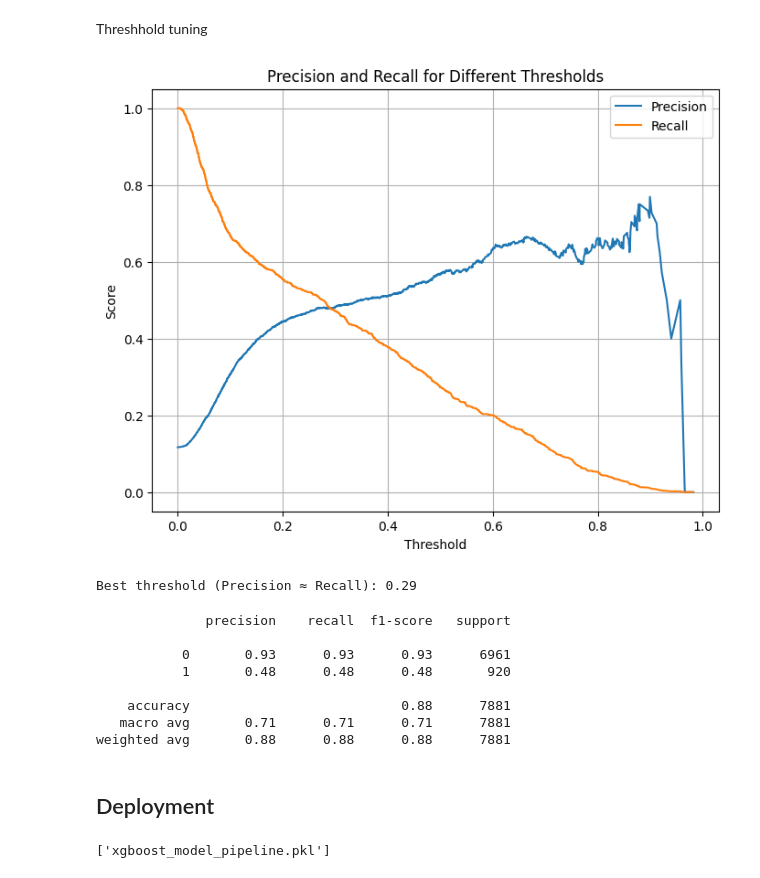
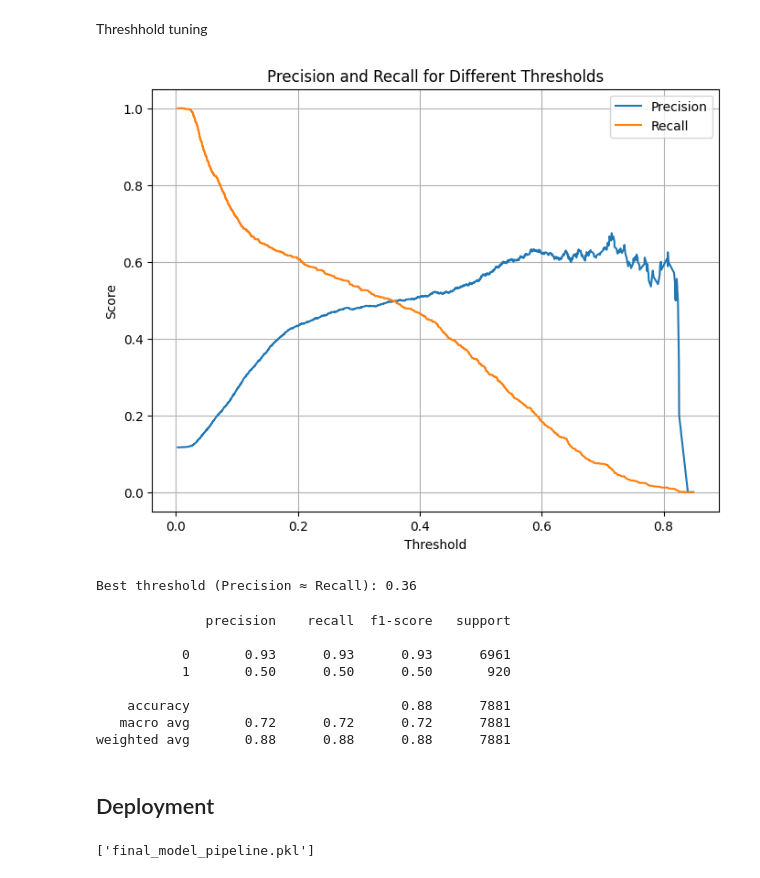
Before and after one commit to Mweru/Bank-Marketing-Data-Analysis, a Jupyter notebook: Bank_Marketing_Data_Analysis.ipynb, the cells around one changed output. Cells and saved outputs as stored; diff of their text form; code cells hidden in the pictures.

```diff
--- a/Bank_Marketing_Data_Analysis.ipynb
+++ b/Bank_Marketing_Data_Analysis.ipynb
@@ -394,22 +394,22 @@ plt.grid(True);
 # %% [markdown]
 Threshhold tuning
 # %%
-y_probs = pipeline.predict_proba(X_test)[:, 1]
+y_probs = xgb_model.predict_proba(X_test)[:, 1]
 
 thresholds = [0.5, 0.4, 0.3, 0.2]
 
 precisions, recalls, thresholds = precision_recall_curve(y_test, y_probs)
 
 plt.figure(figsize=(8, 6))
 plt.plot(thresholds, precisions[:-1], label='Precision')
 plt.plot(thresholds, recalls[:-1], label='Recall')
 plt.xlabel('Threshold')
 plt.ylabel('Score')
 plt.title('Precision and Recall for Different Thresholds')
 plt.legend()
 plt.grid(True);
 # %% [output]
-[figure, old version]
+[figure, new version]
 # %%
 # Find index where precision and recall are closest
 diff = np.abs(precisions - recalls)
@@ -418,7 +418,7 @@ best_thresh = thresholds[best_index]
 
 print(f"Best threshold (Precision ≈ Recall): {best_thresh:.2f}")
 # %% [output]
-Best threshold (Precision ≈ Recall): 0.29
+Best threshold (Precision ≈ Recall): 0.36
 # %%
 y_pred_adjusted = (y_probs >= best_thresh).astype(int)
 print(classification_report(y_test, y_pred_adjusted))
@@ -426,16 +426,16 @@ print(classification_report(y_test, y_pred_adjusted))
               precision    recall  f1-score   support
 
            0       0.93      0.93      0.93      6961
-           1       0.48      0.48      0.48       920
+           1       0.50      0.50      0.50       920
 
     accuracy                           0.88      7881
-   macro avg       0.71      0.71      0.71      7881
+   macro avg       0.72      0.72      0.72      7881
 weighted avg       0.88      0.88      0.88      7881
 # %% [markdown]
 ## Deployment
 # %%
 #Saving the trained model to a .pkl file
 import joblib
-joblib.dump(pipeline, 'xgboost_model_pipeline.pkl')
+joblib.dump(xgb_model, 'final_model_pipeline.pkl')
 # %% [output]
-['xgboost_model_pipeline.pkl']
+['final_model_pipeline.pkl']
```
Also changed, not shown: parts of 3 cells of this notebook.
